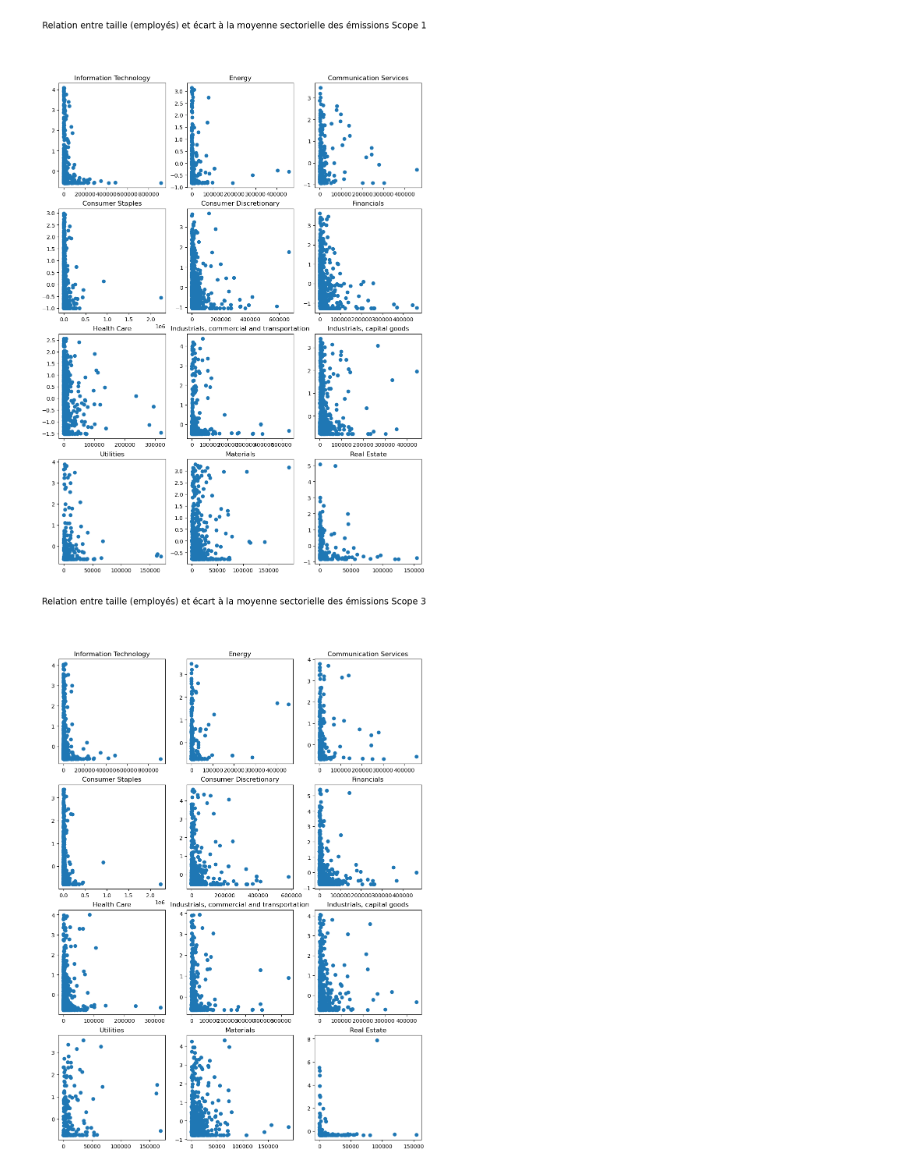
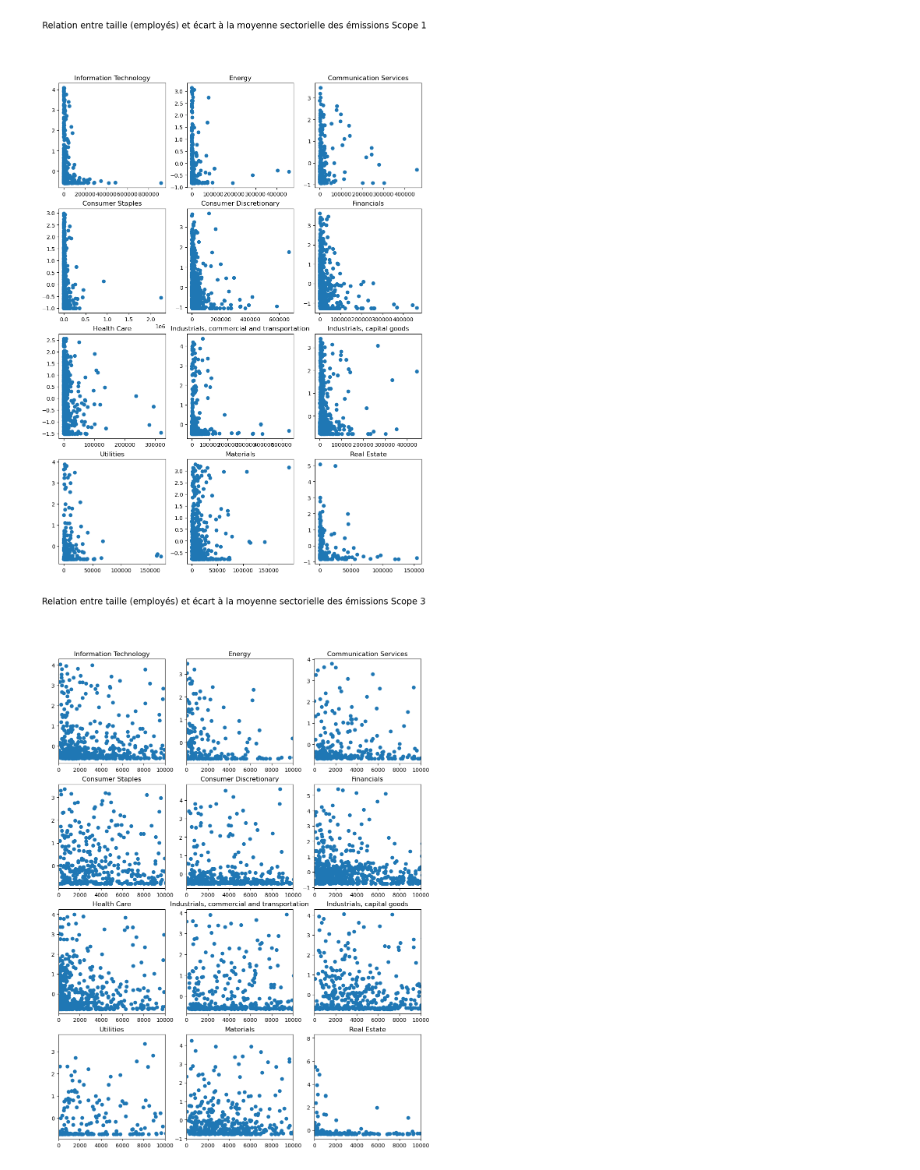
Before and after one commit to pierperri/StatApp, a Jupyter notebook: Analyse sectorielle.ipynb, the cells around one changed output. Drawn from its saved outputs; the diff is of its cells as text; code cells hidden in the pictures.

```diff
--- a/Analyse sectorielle.ipynb
+++ b/Analyse sectorielle.ipynb
@@ -61,15 +87,3 @@ plt.show()
 # %%
-plt.figure(figsize=(12, 16))
-
-i = 1
-for s in secteurs :
-    df = visualisation("scope_3", s, 1)
-    plt.subplot(4,3,i)
-    plt.hist(df["scope_3"], bins = 100)
-    plt.title(s)
-    plt.xlim([-3, 3])
-    i += 1
-
-plt.suptitle("Histogrammes de Scope 3", fontsize=16)
-plt.show()
+visualisation_hist("scope_3", 0.1)
 # %% [output]
@@ -78,0 +110,24 @@ Il y a vraiment un gros pic proche de 0 (mais pas égal). Idée : mettre un thre
+# %%
+def pos(sec) :
+    df = data.loc[data["secteur"] == sec]
+    df = df.dropna(subset = ["scope_1", "scope_3"])
+    df = df.groupby('company_id')[["scope_1", "scope_3"]].mean().reset_index()
+
+    df['classement_scope_1'] = df["scope_1"].rank(ascending=False)
+    df['classement_scope_3'] = df["scope_3"].rank(ascending=False)
+    return df
+# %%
+plt.figure(figsize=(16, 24))
+
+i = 1
+for s in secteurs :
+    df = pos(s)
+    plt.subplot(4,3,i)
+    plt.scatter(df['classement_scope_1'], df['classement_scope_3'])
+    plt.title(s)
+    plt.xlabel('classement_scope_1')
+    plt.ylabel('classement_scope_3')
+    i += 1
+
+plt.suptitle("Positions sectorielles émissions scope 1 et 3", fontsize=16)
+plt.show()
@@ -82,8 +139,8 @@ Idée : relation entre taille de l'entreprise et "écart à la moyenne".
 def visualisation2(scope, sec, per) :
     df = data.loc[data["secteur"] == sec]
     df = df.groupby('company_id').agg({scope : 'mean', 'employees': 'mean'}).reset_index()
-    quantile_90 = df[scope].quantile(1 - per)
-    df = df[df[scope] <= quantile_90]
+    quantile = df[scope].quantile(1 - per)
+    df = df[df[scope] <= quantile]
 
     mean = df[scope].mean()
     var = df[scope].var()
@@ -108,16 +165,16 @@ plt.show()
 # %%
 plt.figure(figsize=(12, 16))
 
 i = 1
 for s in secteurs :
     df = visualisation2("scope_3", s, 0.1)
     plt.subplot(4,3,i)
     plt.scatter(df["employees"], df["scope_3"])
     plt.title(s)
-    #plt.xlim([-3, 3])
+    plt.xlim([-5, 10000])
     i += 1
 
 plt.suptitle("Relation entre taille (employés) et écart à la moyenne sectorielle des émissions Scope 3", fontsize=16)
 plt.show()
 # %% [output]
-[figure, old version]
+[figure, new version]
```
Also changed, not shown: parts of 11 cells of this notebook.
